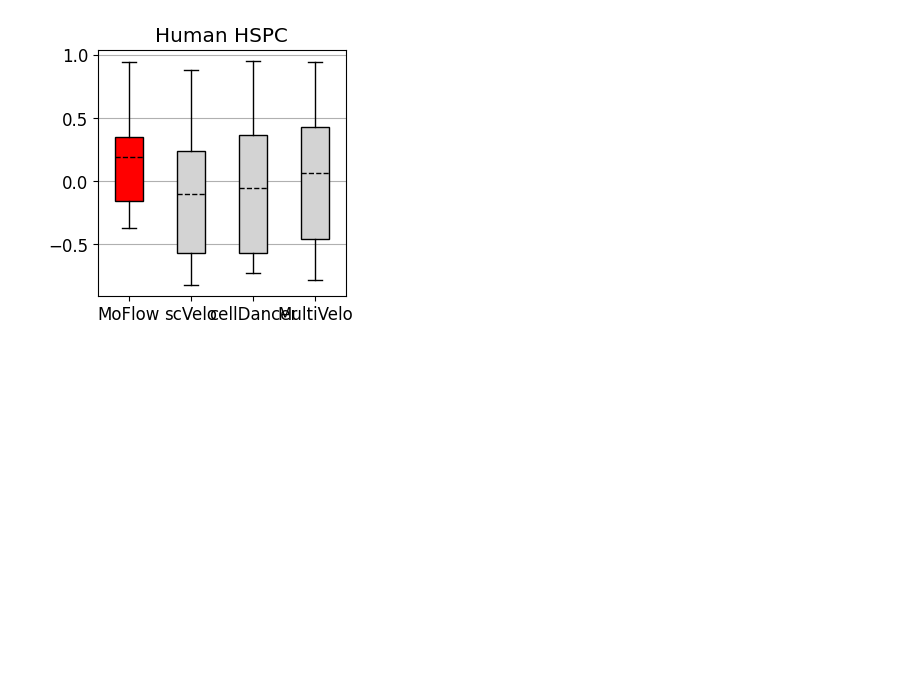
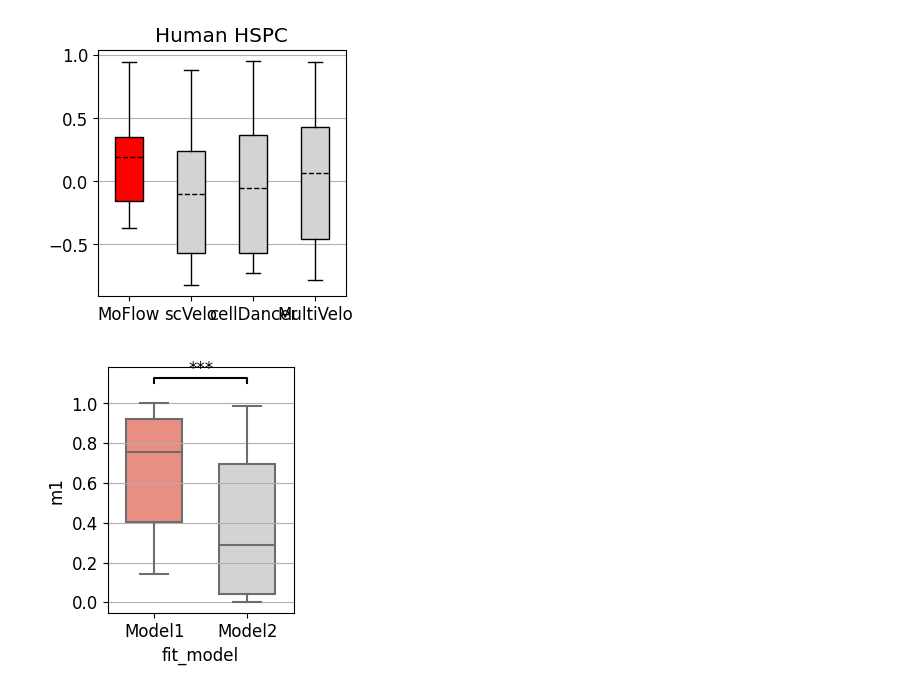
Before and after one commit to AriHong/MoFlow, a Jupyter notebook: notebooks/figure_extended4.ipynb, the cells around one changed output. Saved outputs shown, nothing was run; the diff lists cells and outputs as text; code cells hidden in the pictures; blank space fills up the shorter version.

```diff
--- a/notebooks/fig8.ipynb
+++ b/notebooks/figure_extended4.ipynb
@@ -107,3 +122,35 @@ plt.grid(axis='y')
 fig.savefig('../figures/fig8B_cbdir.pdf')
 # %% [output]
 [figure]
+# %%
+model_df = mf.eval.get_genescore(
+    adata_out)
+# %%
+genelist = set(adata_out.var_names) & set(multivelo.var_names)
+adata_out_ = adata_out[:, adata_out.var_names.isin(genelist)]
+multivelo_ = multivelo[:, multivelo.var_names.isin(genelist)]
+# %%
+model_df_ = model_df.loc[ multivelo_.var_names.values]
+model_df_['fit_model'] = multivelo_.var['fit_model']
+model_df_['fit_direction'] = multivelo_.var['fit_direction']
+# %%
+fig, ax = plt.subplots(figsize=(2.4, 3.2))
+sns.boxplot(data=model_df_, y='m1', x='fit_model',
+             palette=['salmon', 'lightgrey'],
+             width=.6, whis=.5, showfliers=False)
+ax.grid(axis='y')
+ax.set_xticklabels(['Model1', 'Model2'])
+
+ylim = ax.get_ylim()
+yrange = ylim[1] - ylim[0]
+h = 0.02*yrange
+offset = 0.05 * yrange
+y = ylim[1] + offset
+x1, x2 = 0, 1
+ax.plot([x1, x1, x2, x2], [y, y + h, y + h, y], color='black')
+ax.text((x1+x2)/2, y+h*2, '***', ha='center')
+
+
+fig.savefig('../figures/fig8_mvmodel_m1.pdf')
+# %% [output]
+[figure, added]
```
Also changed, not shown: parts of 2 cells of this notebook, 7 other files.
